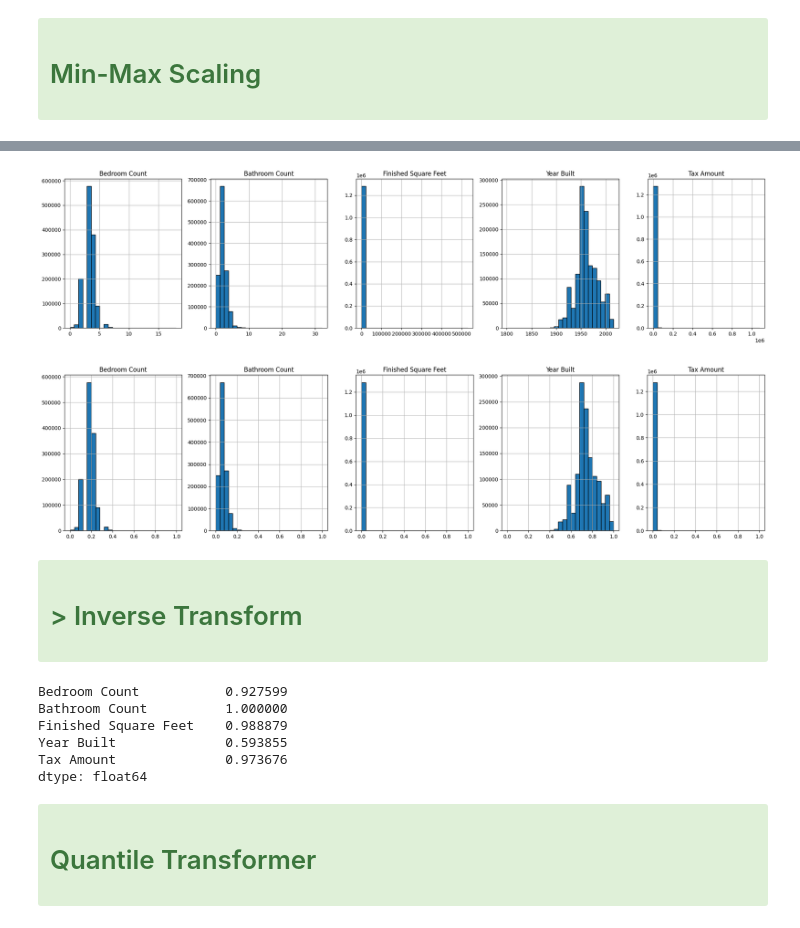
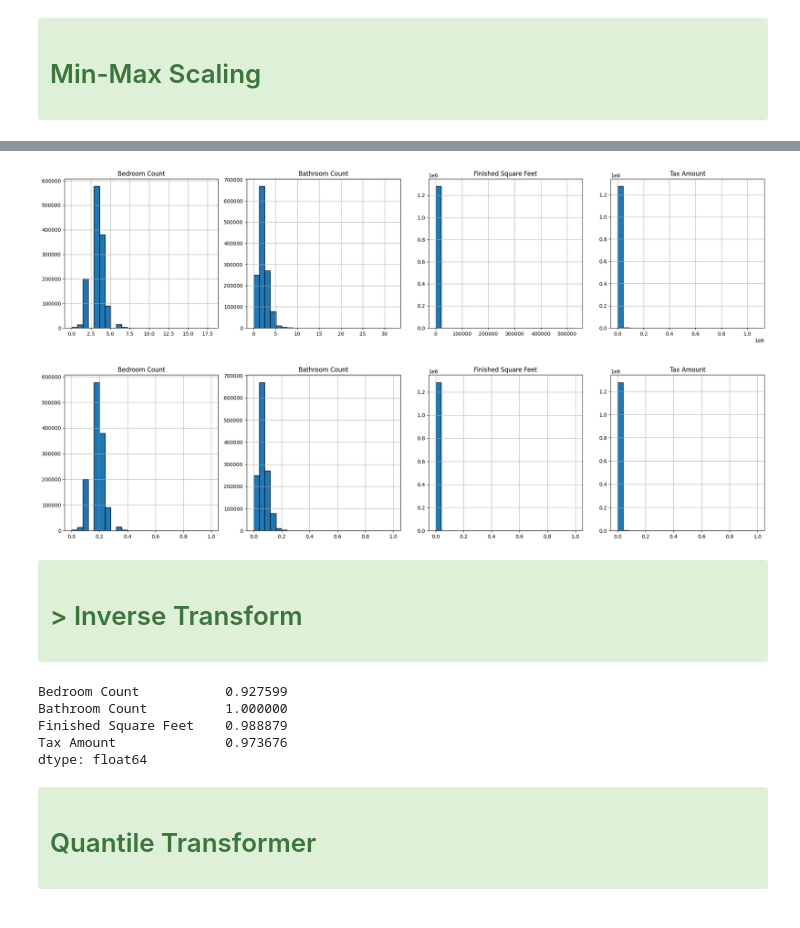
Before and after one commit to kelseyhangyu/regression-exercises, a Jupyter notebook: scaling.ipynb, the cells around one changed output, grey strips where cells are left out. Cells and saved outputs as stored; diff of their text form; code cells hidden in the pictures.

```diff
--- a/scaling.ipynb
+++ b/scaling.ipynb
@@ -25,11 +41,11 @@ import seaborn as sns
 from sklearn.neighbors import KNeighborsClassifier
 from sklearn.preprocessing import MinMaxScaler, StandardScaler, RobustScaler, QuantileTransformer
 # %%
-X_train = train.drop(columns=['Tax Value','FIPS','Property Land Use'])
+X_train = train.drop(columns=['Tax Value','FIPS','Property Land Use','Year Built'])
 y_train = train['Tax Value']
 
-X_val= validate.drop(columns=['Tax Value','FIPS','Property Land Use'])
+X_val= validate.drop(columns=['Tax Value','FIPS','Property Land Use','Year Built'])
 y_val = validate['Tax Value']
 
-X_test = test.drop(columns=['Tax Value','FIPS','Property Land Use'])
+X_test = test.drop(columns=['Tax Value','FIPS','Property Land Use','Year Built'])
 y_test = test['Tax Value']
@@ -52,23 +52,22 @@ X_train
 # %%
-fig, axes = plt.subplots(nrows=1, ncols=5, figsize=(20, 5))
-X_train.hist(ax=axes, bins=25, edgecolor='black')
-
+fig, axes = plt.subplots(nrows=1, ncols=4, figsize=(20, 5))
+X_train.hist(ax=axes,bins=25,edgecolor='black')
 plt.tight_layout()
 plt.show()
 # %% [output]
-[figure, old version]
+[figure, new version]
 # %%
 scaler = MinMaxScaler()
 train_scaled = pd.DataFrame()
 train_scaled[X_train.columns] = scaler.fit_transform(X_train)
 # %%
-fig, axes = plt.subplots(nrows=1, ncols=5, figsize=(20, 5))
+fig, axes = plt.subplots(nrows=1, ncols=4, figsize=(20, 5))
 train_scaled.hist(ax=axes, bins=25, edgecolor='black')
 
 plt.tight_layout()
 plt.show()
 # %% [output]
-[figure, old version]
+[figure, new version]
 # %% [markdown]
 <div class="alert alert-block alert-success">
 
@@ -86,7 +85,6 @@ X_train_reverse = scaler.inverse_transform(X_train_scaled)
 Bedroom Count           0.927599
 Bathroom Count          1.000000
 Finished Square Feet    0.988879
-Year Built              0.593855
 Tax Amount              0.973676
 dtype: float64
 # %% [markdown]
```
Also changed, not shown: parts of 4 cells of this notebook.
